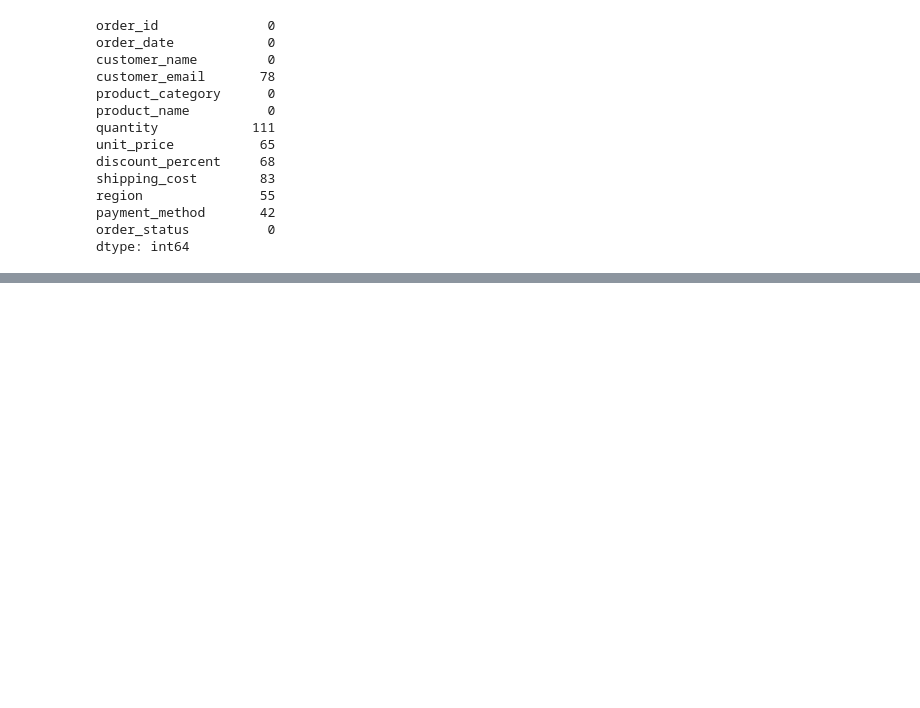
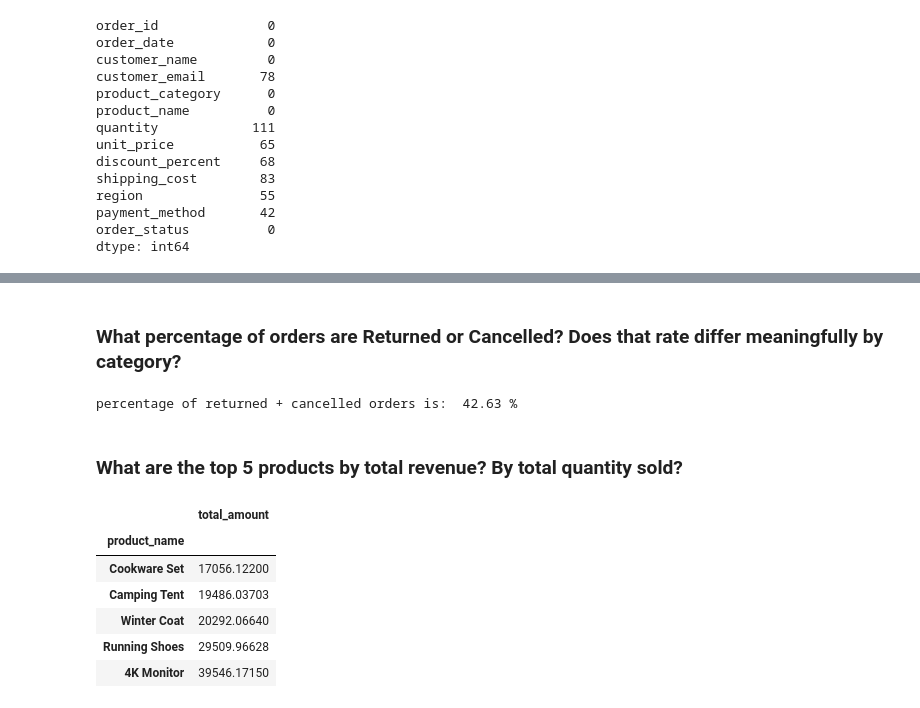
Before and after one commit to Abdur-Rehman15/numpy-pandas-project, a Jupyter notebook: practice_project.ipynb, the cells around one changed output, grey strips where cells are left out. Drawn from its saved outputs; the diff is of its cells as text; code cells hidden in the pictures; blank space fills up the shorter version.

```diff
--- a/practice_project.ipynb
+++ b/practice_project.ipynb
@@ -129,0 +198,21 @@ df["customer_name"] = df["customer_name"].str.title()
+# %% [markdown]
+### What percentage of orders are Returned or Cancelled? Does that rate differ meaningfully by category?
+# %%
+total = len(df)
+returned_cancelled = len(df.loc[(df["order_status"] == 'returned') | (df["order_status"] == 'cancelled')])
+
+print(f"percentage of returned + cancelled orders is: {returned_cancelled / total * 100: .2f} %")
+# %% [output]
+percentage of returned + cancelled orders is:  42.63 %
+# %% [markdown]
+### What are the top 5 products by total revenue? By total quantity sold?
+# %%
+df.groupby('product_name').agg({'total_amount': 'sum'}).sort_values(by='total_amount').tail(5)
+# %% [output]
+|  | total_amount |
+| product_name |  |
+| Cookware Set | 17056.12200 |
+| Camping Tent | 19486.03703 |
+| Winter Coat | 20292.06640 |
+| Running Shoes | 29509.96628 |
+| 4K Monitor | 39546.17150 |
```
Also changed, not shown: parts of 29 cells of this notebook, 1 other file.
